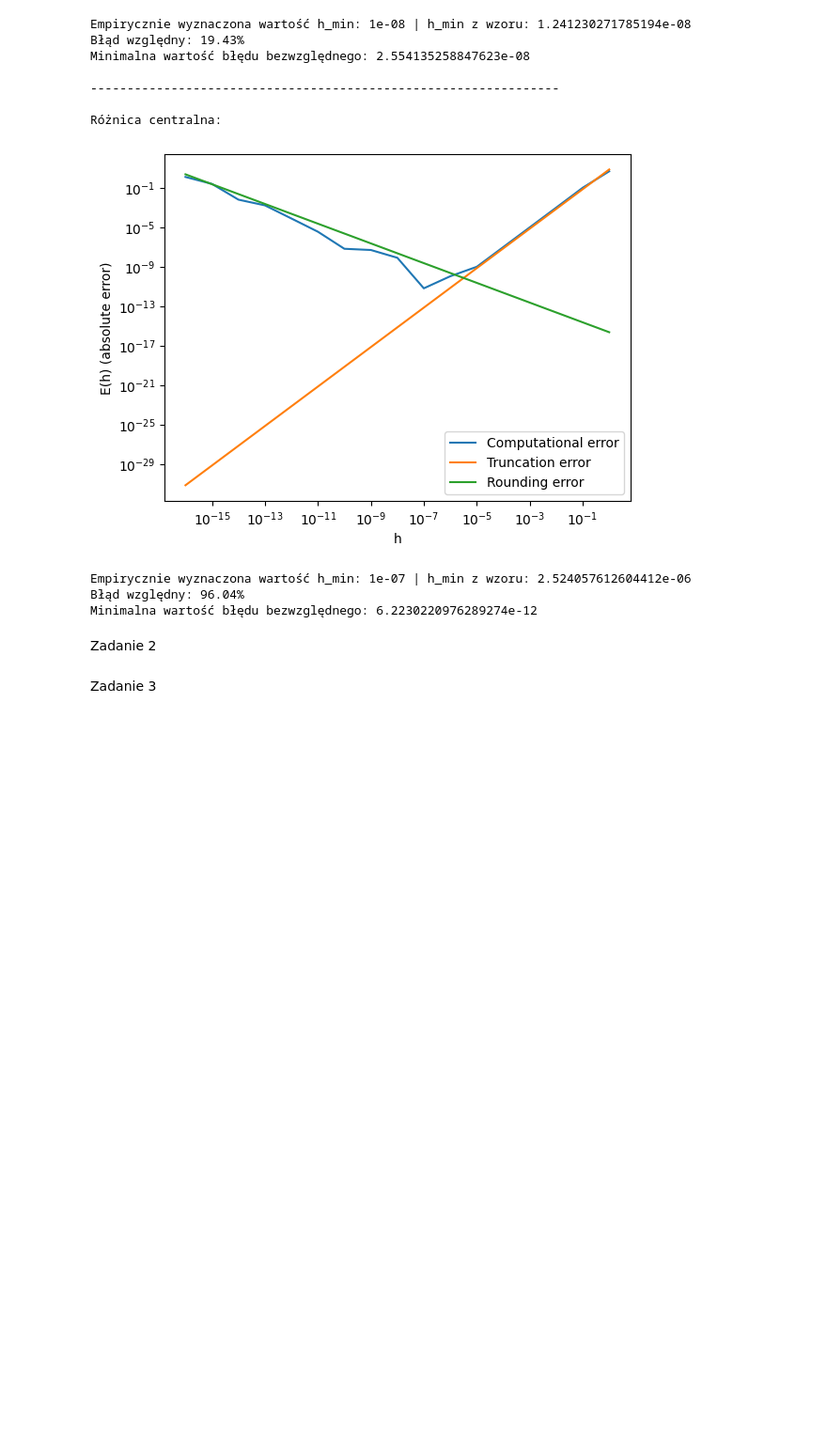
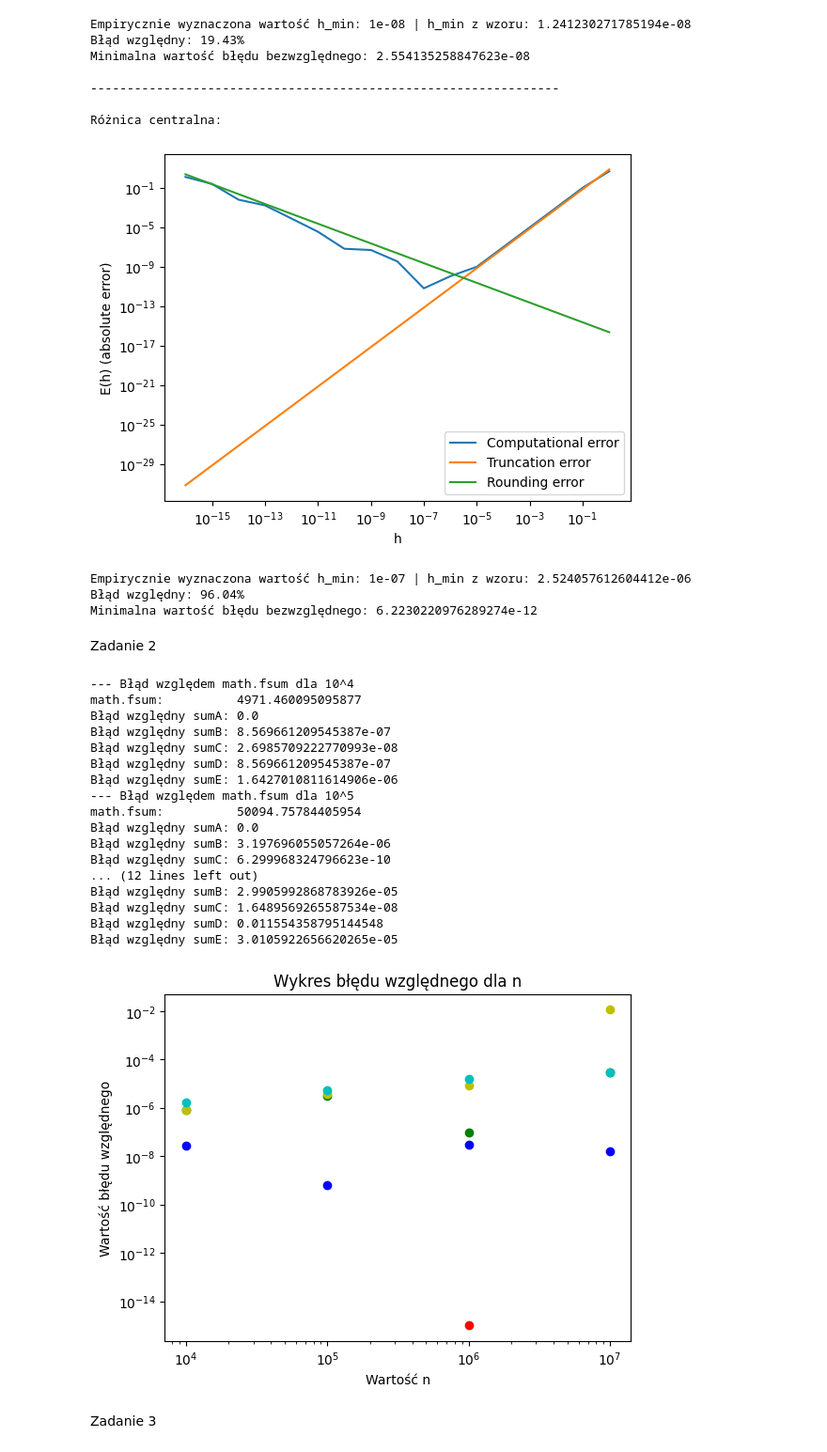
Before and after one commit to FalcO0O/MOWNiT, a Jupyter notebook: Lab_1/main.ipynb, the cells around one changed output. Shown at 94% size. Drawn from its saved outputs; the diff is of its cells as text; code cells hidden in the pictures; blank space fills up the shorter version.

Commit message:
Solved task 2
Task 2 is fully solved, although without the relative error computed for
n = 10^8 due to technical issues.

```diff
--- a/Lab_1/main.ipynb
+++ b/Lab_1/main.ipynb
@@ -177,5 +177,84 @@ Błąd względny: 96.04%
 Minimalna wartość błędu bezwzględnego: 6.2230220976289274e-12
 # %% [markdown]
 Zadanie 2
+# %%
+class Ex2:
+    def __init__(self):
+        self.draw_relative_error()
+
+    def draw_relative_error(self):
+        fig, ax = plt.subplots()
+        ax.set_title(f"Wykres błędu względnego dla n")
+        ax.set_xscale('log')
+        ax.set_yscale('log')
+        ax.set_xlabel("Wartość n")
+        ax.set_ylabel("Wartość błędu względnego")
+        for k in range(4, 8): # TODO: Change to 9, run on other machine
+            n = int(10**k)
+            print(f"--- Błąd względem math.fsum dla 10^{k}")
+            vec = np.array(np.random.uniform(size=n), dtype=np.float32)
+            real_sum = fsum(vec)
+            print("math.fsum:         ", real_sum)
+            for f, color in zip([self.sumA, self.sumB, self.sumC, self.sumD, self.sumE], ['r', 'g', 'b', 'y', 'c']):
+                ax.plot(n, abs(1-f(vec)/real_sum), f'{color}o', label=f.__name__)
+                print(f"Błąd względny {f.__name__}:", abs(1-f(vec)/real_sum))
+        plt.show()
+
+    def sumA(self, vec) -> np.float64:
+        sum = np.float64(0.0)
+        for x in vec:
+            sum += x
+        return sum
+
+    def sumB(self, vec) -> np.float32:
+        sum = np.float32(0.0)
+        for x in vec:
+            sum += x
+        return sum
+
+    def sumC(self, vec) -> np.float32:
+        sum = np.float32(0.0)
+        err = np.float32(0.0)
+        for x in vec:
+            y = np.float32(x-err)
+            temp = np.float32(sum+y)
+            err = np.float32(temp-sum-y)
+            sum = temp
+        return sum
+
+    def sumD(self, vec) -> np.float32:
+        vec = sorted(vec, key=lambda x: abs(x))
+        sum = np.float32(0.0)
+        for x in vec:
+            sum = np.float32(sum+x)
+        return sum
+
+    def sumE(self, vec) -> np.float32:
+        vec = sorted(vec, key=lambda x: -abs(x))
+        sum = np.float32(0.0)
+        for x in vec:
+            sum = np.float32(sum+x)
+        return sum
+
+_ = Ex2()
+# %% [output]
+--- Błąd względem math.fsum dla 10^4
+math.fsum:          4971.460095095877
+Błąd względny sumA: 0.0
+Błąd względny sumB: 8.569661209545387e-07
+Błąd względny sumC: 2.6985709222770993e-08
+Błąd względny sumD: 8.569661209545387e-07
+Błąd względny sumE: 1.6427010811614906e-06
+--- Błąd względem math.fsum dla 10^5
+math.fsum:          50094.75784405954
+Błąd względny sumA: 0.0
+Błąd względny sumB: 3.197696055057264e-06
+Błąd względny sumC: 6.299968324796623e-10
+... (12 lines left out)
+Błąd względny sumB: 2.9905992868783926e-05
+Błąd względny sumC: 1.6489569265587534e-08
+Błąd względny sumD: 0.011554358795144548
+Błąd względny sumE: 3.0105922656620265e-05
+[figure, added]
 # %% [markdown]
 Zadanie 3
```
Also changed, not shown: parts of 2 cells of this notebook.
